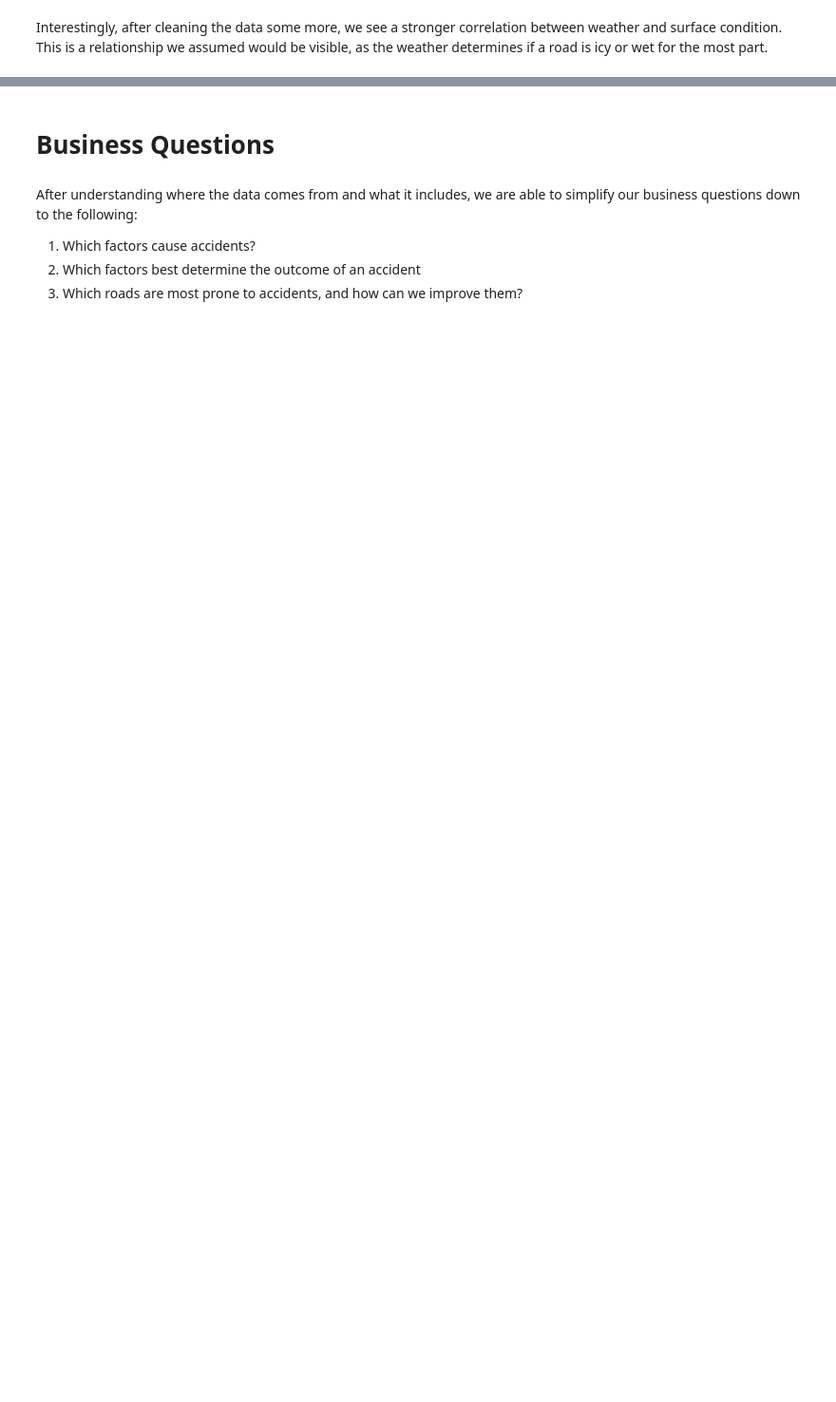
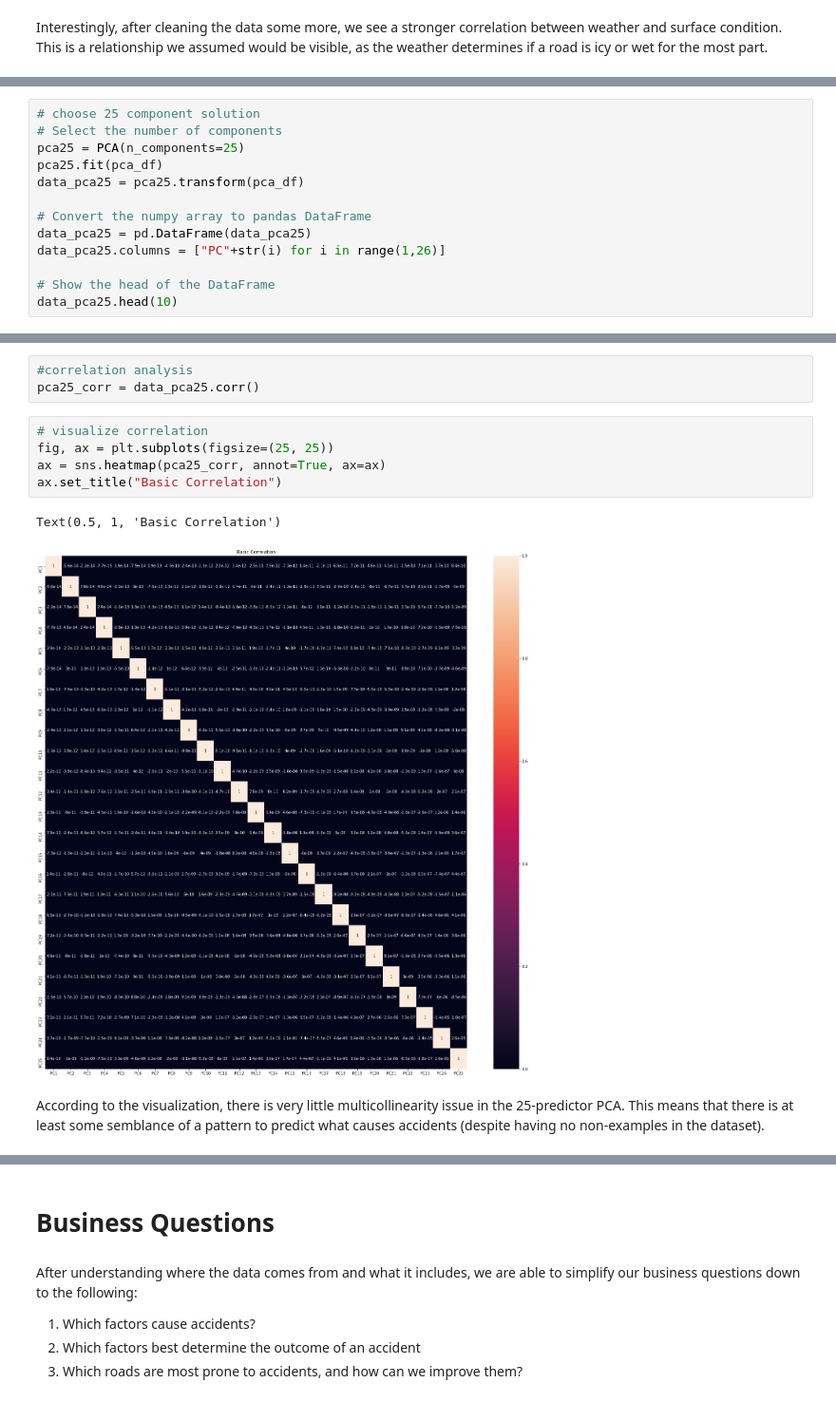
Before and after one commit to bmccxd/IST-5520-SP20-G1, a Jupyter notebook: Data Analysis-Group 1.ipynb, the cells around one changed output, grey strips where cells are left out. Shown at 95% size. Saved outputs shown, nothing was run; the diff lists cells and outputs as text; blank space fills up the shorter version.

```diff
--- a/Data Analysis-Group 1.ipynb
+++ b/Data Analysis-Group 1.ipynb
@@ -584,0 +880,13 @@ AttributeError: 'numpy.ndarray' object has no attribute 'count'
+# %%
+# choose 25 component solution
+# Select the number of components
+pca25 = PCA(n_components=25)
+pca25.fit(pca_df)
+data_pca25 = pca25.transform(pca_df)
+
+# Convert the numpy array to pandas DataFrame
+data_pca25 = pd.DataFrame(data_pca25)
+data_pca25.columns = ["PC"+str(i) for i in range(1,26)]
+
+# Show the head of the DataFrame
+data_pca25.head(10)
@@ -585 +906,14 @@ AttributeError: 'numpy.ndarray' object has no attribute 'count'
+# %%
+#correlation analysis
+pca25_corr = data_pca25.corr()
+# %%
+# visualize correlation
+fig, ax = plt.subplots(figsize=(25, 25))
+ax = sns.heatmap(pca25_corr, annot=True, ax=ax)
+ax.set_title("Basic Correlation")
+# %% [output]
+Text(0.5, 1, 'Basic Correlation')
+[figure, added]
+# %% [markdown]
+According to the visualization, there is very little multicollinearity issue in the 25-predictor PCA. This means that there is at least some semblance of a pattern to predict what causes accidents (despite having no non-examples in the dataset).
 # %% [markdown]
```
Also changed, not shown: parts of 48 cells of this notebook.
